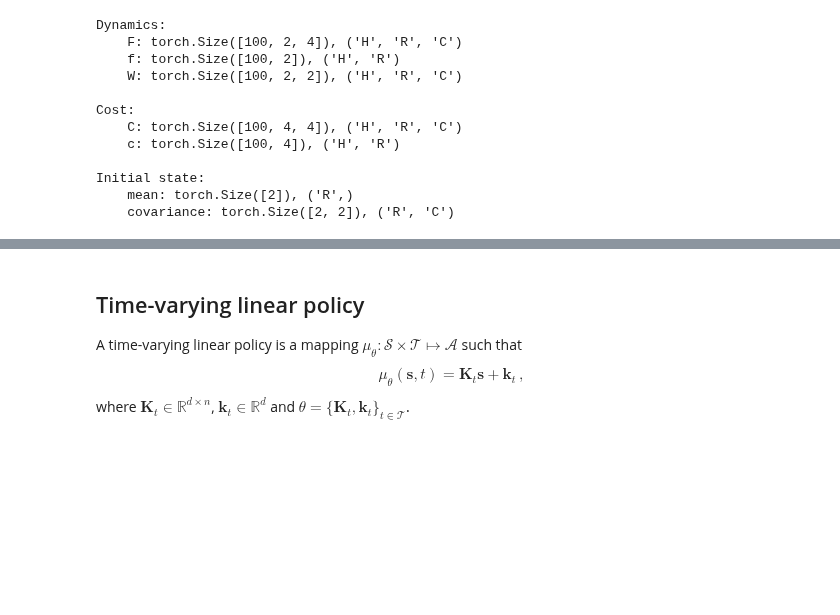
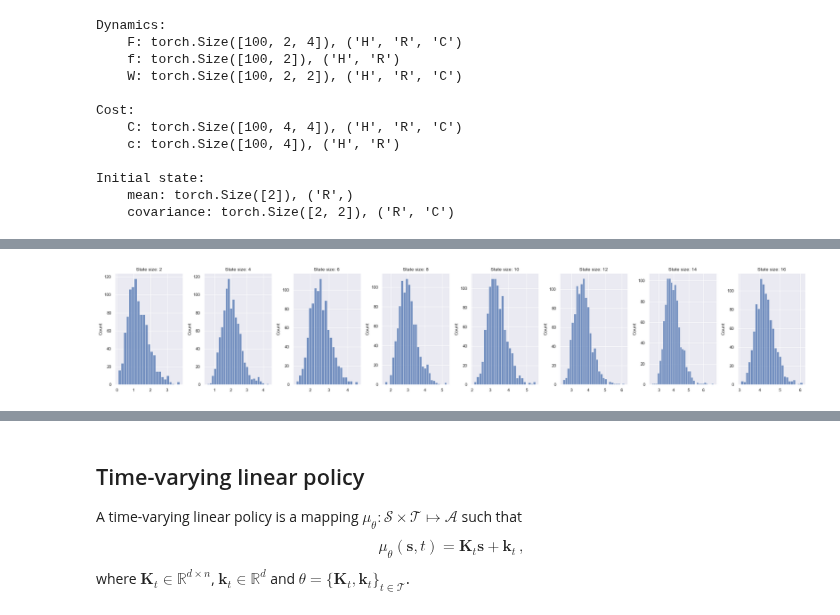
Before and after one commit to 0xangelo/LQSVG, a Jupyter notebook: experiments/lqg.ipynb, the cells around one changed output, grey strips where cells are left out. Cells and saved outputs as stored; diff of their text form; code cells hidden in the pictures; blank space fills up the shorter version.

```diff
--- a/experiments/lqg.ipynb
+++ b/experiments/lqg.ipynb
@@ -77,0 +172,25 @@ Initial state:
+# %%
+def hist_by_state_dim(func: callable, sampler, **kwargs):
+    fig, axes = plt.subplots(1, 8, figsize=[4 * 6.4, 4.8])
+
+    for i, ax in tqdm(enumerate(axes), total=8):
+        generator.n_state = 2 * (i + 1)
+
+        data = list(map(func, (sampler(generator) for _ in range(1000))))
+        if all(isinstance(d, bool) for d in data):
+            data = list(map(str, data))
+            kwargs.update(shrink=.8, stat="probability", bins=["True", "False"])
+
+        sns.histplot(
+            ax=ax,
+            data=data,
+            **kwargs
+        )
+        ax.set_title(f"State size: {generator.n_state}")
+
+    plt.tight_layout()
+    plt.show()
+# %%
+hist_by_state_dim(max_eigval_norm, standard_normal_dynamics)
+# %% [output]
+[figure, added]
```
Also changed, not shown: parts of 48 cells of this notebook.
